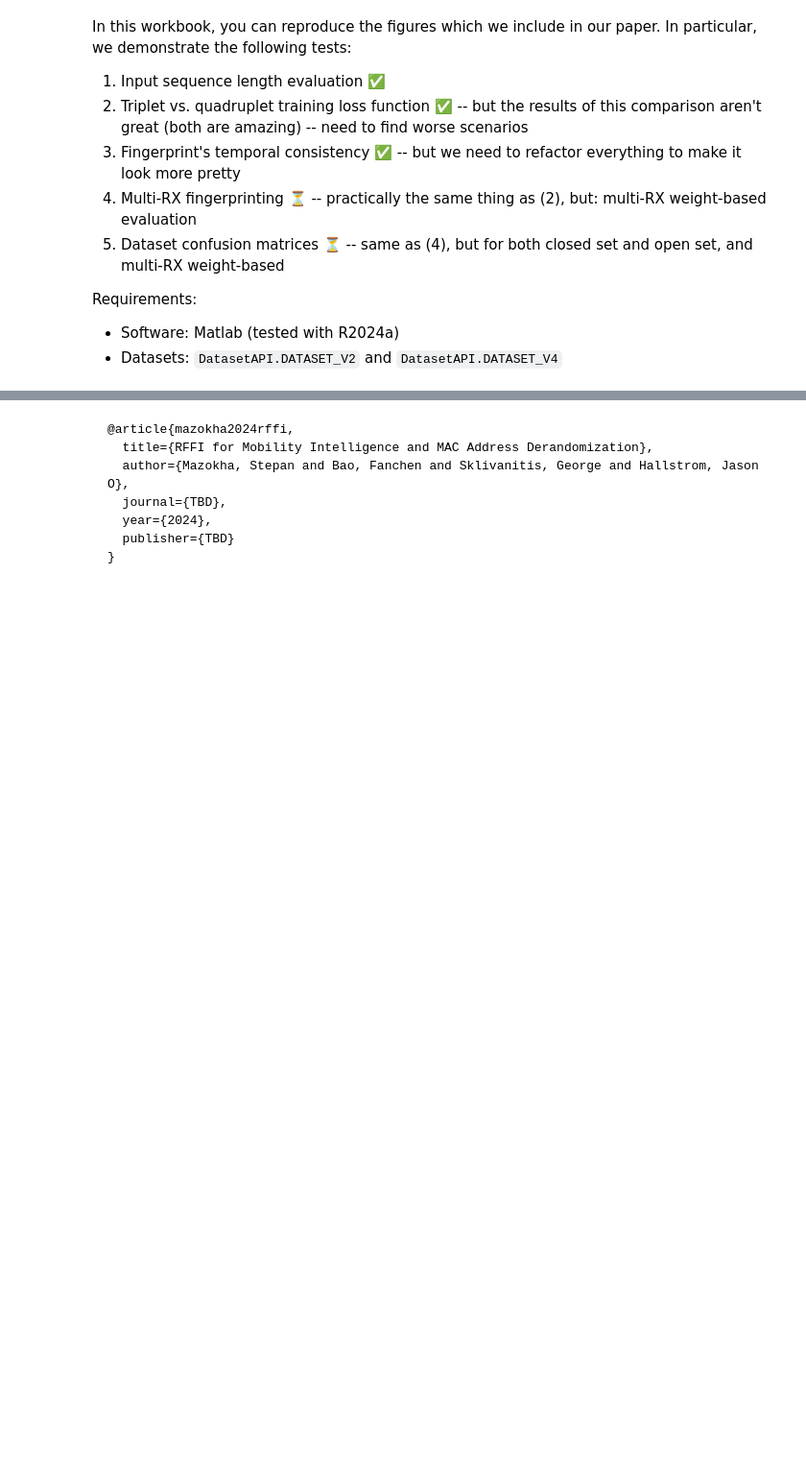
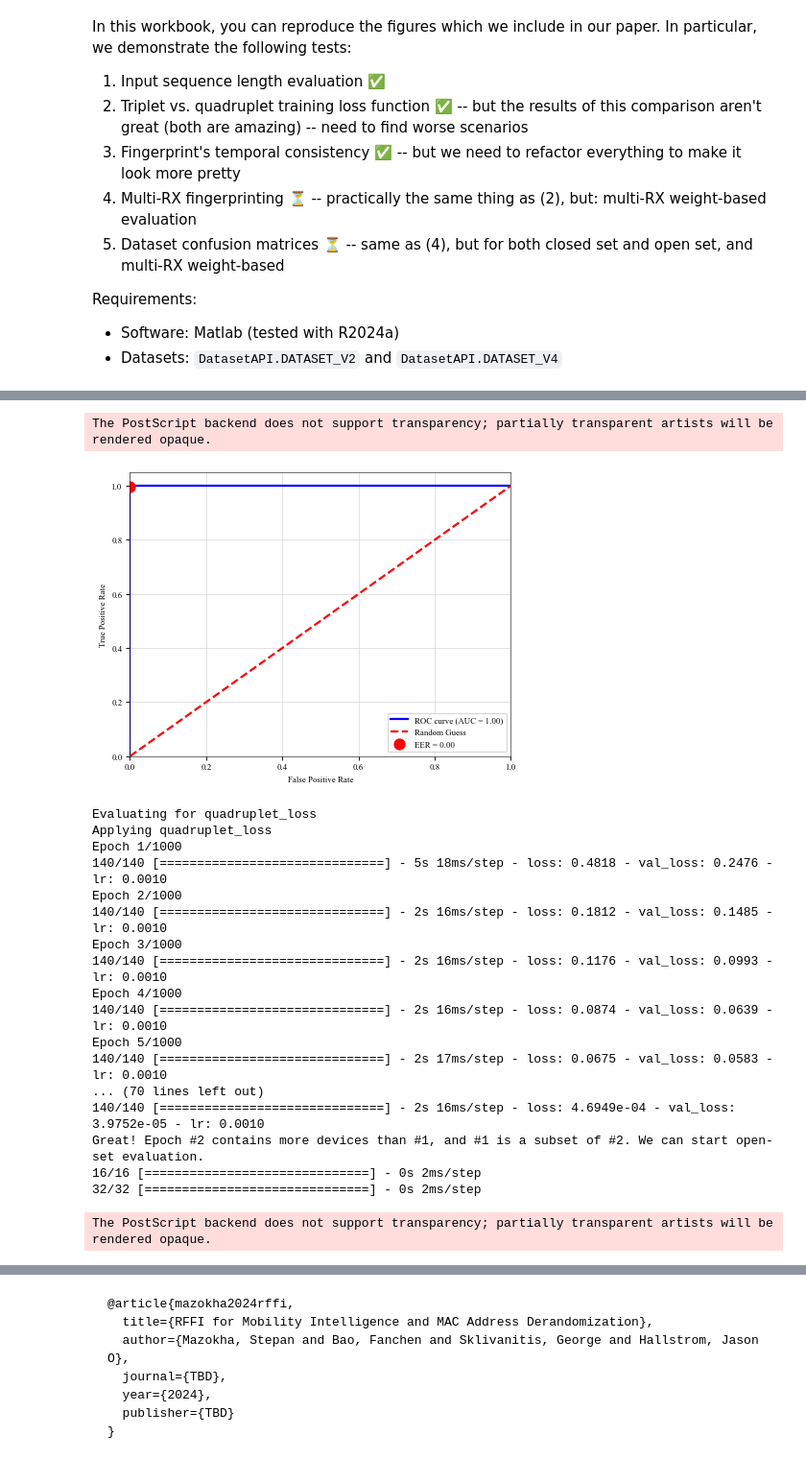
Before and after one commit to C2A2-at-Florida-Atlantic-University/AODT_RFFI, a Jupyter notebook: fingerprinting/evaluation_demo.ipynb, the cells around one changed output, grey strips where cells are left out. Shown at 96% size. Saved outputs shown, nothing was run; the diff lists cells and outputs as text; code cells hidden in the pictures; blank space fills up the shorter version.

```diff
--- a/fingerprinting/evaluation_demo.ipynb
+++ b/fingerprinting/evaluation_demo.ipynb
@@ -446,0 +290,12 @@ The PostScript backend does not support transparency; partially transparent arti
+# %%
+if DATASET_NAME == DatasetAPI.DATASET_V2:
+    enroll_device_idx = DatasetAPI.DATASET_V2_TX_MAX_EPOCHS[0:5]
+    identify_device_idx = DatasetAPI.DATASET_V2_TX_MAX_EPOCHS
+elif DATASET_NAME == DatasetAPI.DATASET_V4:
+    enroll_device_idx = DatasetAPI.DATASET_V4_TX_MAX_EPOCHS[0:5]
+    identify_device_idx = DatasetAPI.DATASET_V4_TX_MAX_EPOCHS
+else:
+    print(f'No configs for {DATASET_NAME}')
+
+eval_api.evaluate_loss_function(rx_id = DatasetAPI.RX_1, fig_path = ROOT_DIRECTORY, enroll_device_idx=enroll_device_idx, identify_device_idx=identify_device_idx)
+# %% [output]
@@ -446,0 +319,20 @@ The PostScript backend does not support transparency; partially transparent arti
+The PostScript backend does not support transparency; partially transparent artists will be rendered opaque.
+[figure, added]
+Evaluating for quadruplet_loss
+Applying quadruplet_loss
+Epoch 1/1000
+140/140 [==============================] - 5s 18ms/step - loss: 0.4818 - val_loss: 0.2476 - lr: 0.0010
+Epoch 2/1000
+140/140 [==============================] - 2s 16ms/step - loss: 0.1812 - val_loss: 0.1485 - lr: 0.0010
+Epoch 3/1000
+140/140 [==============================] - 2s 16ms/step - loss: 0.1176 - val_loss: 0.0993 - lr: 0.0010
+Epoch 4/1000
+140/140 [==============================] - 2s 16ms/step - loss: 0.0874 - val_loss: 0.0639 - lr: 0.0010
+Epoch 5/1000
+140/140 [==============================] - 2s 17ms/step - loss: 0.0675 - val_loss: 0.0583 - lr: 0.0010
+... (70 lines left out)
+140/140 [==============================] - 2s 16ms/step - loss: 4.6949e-04 - val_loss: 3.9752e-05 - lr: 0.0010
+Great! Epoch #2 contains more devices than #1, and #1 is a subset of #2. We can start open-set evaluation.
+16/16 [==============================] - 0s 2ms/step
+32/32 [==============================] - 0s 2ms/step
+The PostScript backend does not support transparency; partially transparent artists will be rendered opaque.
```
Also changed, not shown: parts of 44 cells of this notebook, 9 other files.
